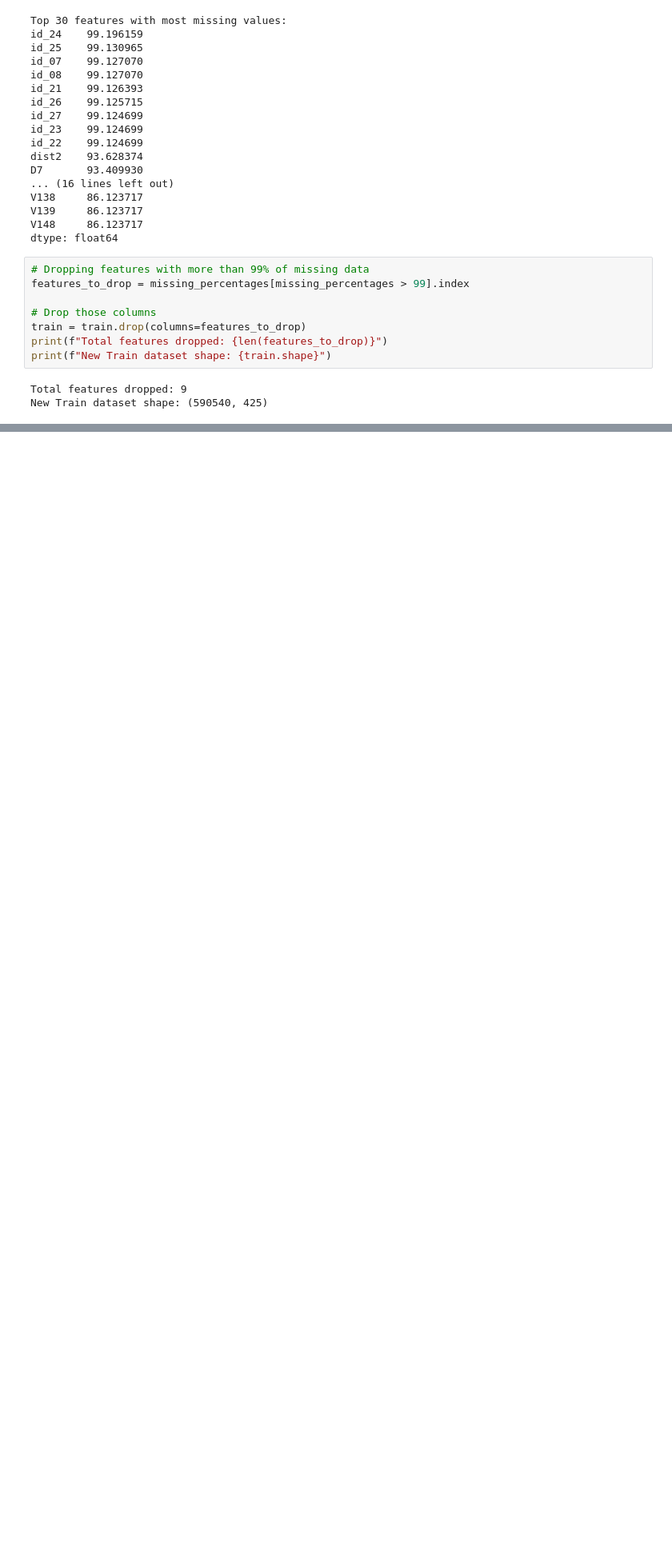
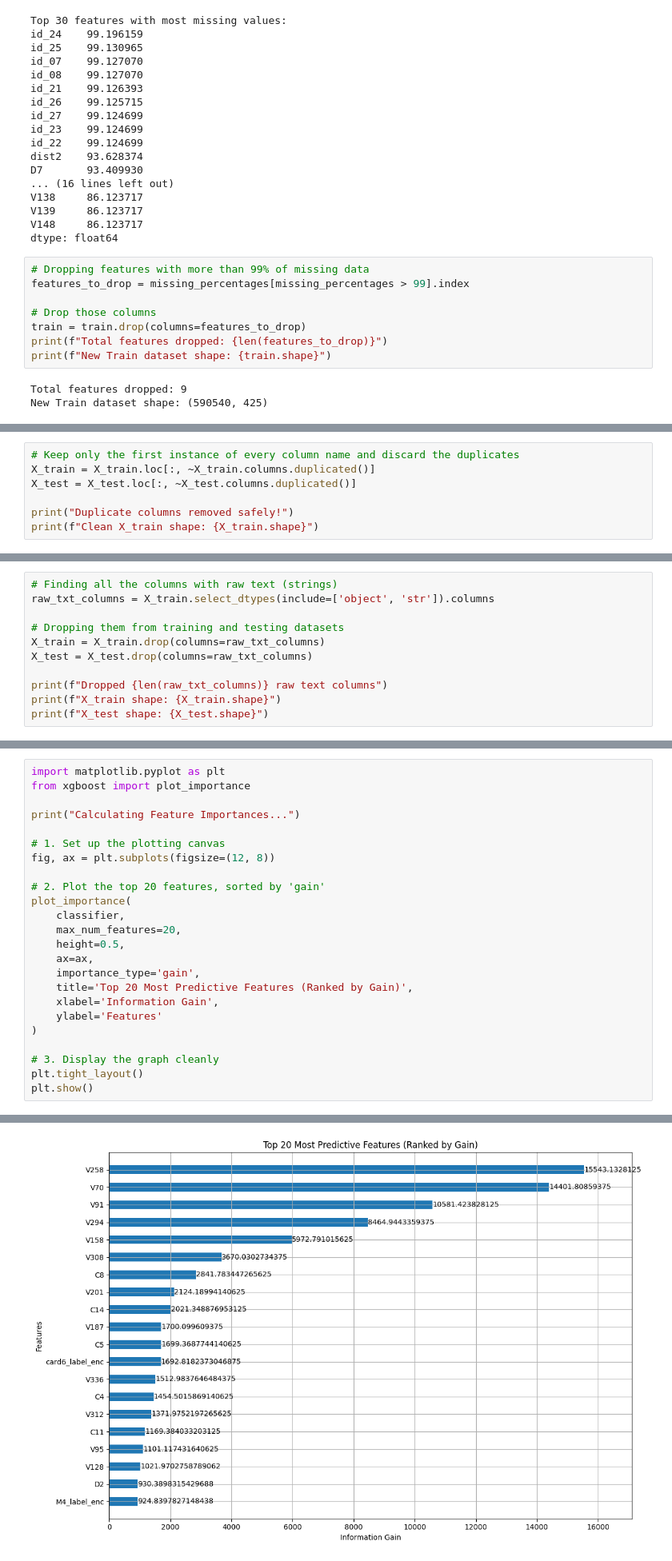
Before and after one commit to Wasey23/Fraud-Detection-API, a Jupyter notebook: notebooks/EDA.ipynb, the cells around one changed output, grey strips where cells are left out. Shown at 80% size. Cells and saved outputs as stored; diff of their text form; blank space fills up the shorter version.

Commit message:
Removed duplicates, and raw text columns. Set up XGBoost and got the AUPRC score and curve

```diff
--- a/notebooks/EDA.ipynb
+++ b/notebooks/EDA.ipynb
@@ -125,0 +157,7 @@ Final dataset shape: (590540, 487)
+# %%
+# Keep only the first instance of every column name and discard the duplicates
+X_train = X_train.loc[:, ~X_train.columns.duplicated()]
+X_test = X_test.loc[:, ~X_test.columns.duplicated()]
+
+print("Duplicate columns removed safely!")
+print(f"Clean X_train shape: {X_train.shape}")
@@ -125,0 +167,11 @@ Final dataset shape: (590540, 487)
+# %%
+# Finding all the columns with raw text (strings)
+raw_txt_columns = X_train.select_dtypes(include=['object', 'str']).columns
+
+# Dropping them from training and testing datasets
+X_train = X_train.drop(columns=raw_txt_columns)
+X_test = X_test.drop(columns=raw_txt_columns)
+
+print(f"Dropped {len(raw_txt_columns)} raw text columns")
+print(f"X_train shape: {X_train.shape}")
+print(f"X_test shape: {X_test.shape}")
@@ -125,0 +222,25 @@ Final dataset shape: (590540, 487)
+# %%
+import matplotlib.pyplot as plt
+from xgboost import plot_importance
+
+print("Calculating Feature Importances...")
+
+# 1. Set up the plotting canvas
+fig, ax = plt.subplots(figsize=(12, 8))
+
+# 2. Plot the top 20 features, sorted by 'gain'
+plot_importance(
+    classifier,
+    max_num_features=20,
+    height=0.5,
+    ax=ax,
+    importance_type='gain',
+    title='Top 20 Most Predictive Features (Ranked by Gain)',
+    xlabel='Information Gain',
+    ylabel='Features'
+)
+
+# 3. Display the graph cleanly
+plt.tight_layout()
+plt.show()
+# %% [output]
@@ -125,0 +248 @@ Final dataset shape: (590540, 487)
+[figure, added]
```
Also changed, not shown: parts of 9 cells of this notebook.
